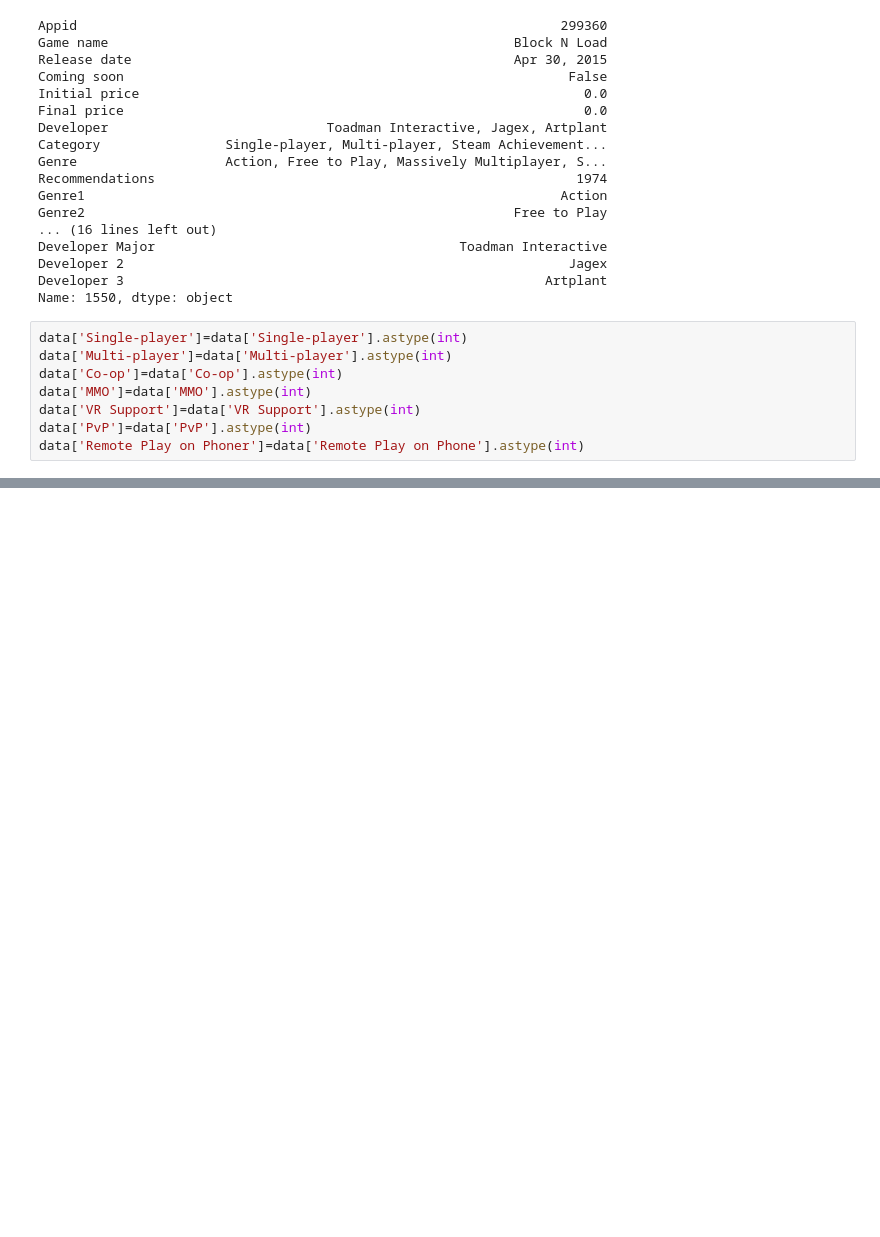
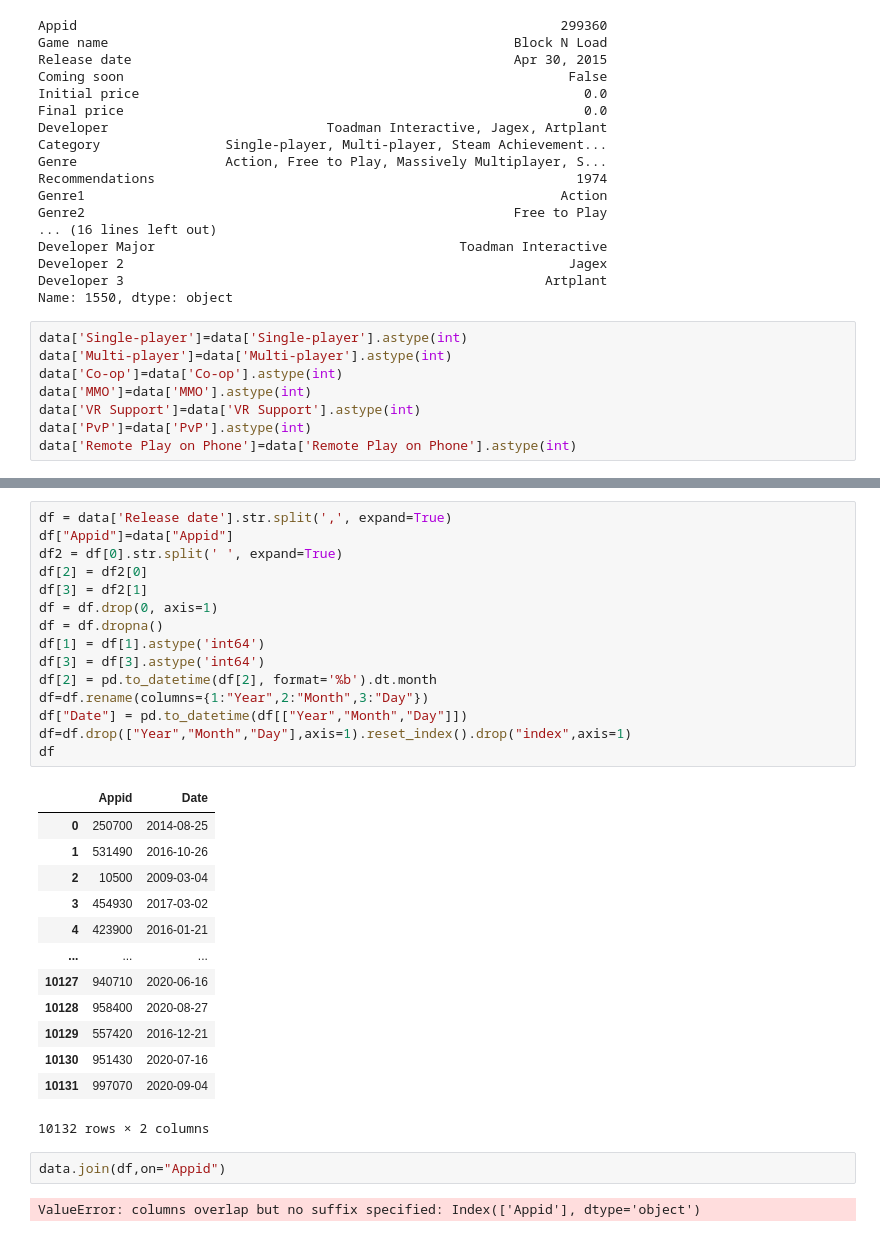
Before and after one commit to AmayaXu/4003GroupProject, a Jupyter notebook: Clean and sort data.ipynb, the cells around one changed output, grey strips where cells are left out. Saved outputs shown, nothing was run; the diff lists cells and outputs as text; blank space fills up the shorter version.

```diff
--- a/Clean and sort data.ipynb
+++ b/Clean and sort data.ipynb
@@ -214,4 +216,4 @@ data['Co-op']=data['Co-op'].astype(int)
 data['MMO']=data['MMO'].astype(int)
 data['VR Support']=data['VR Support'].astype(int)
 data['PvP']=data['PvP'].astype(int)
-data['Remote Play on Phoner']=data['Remote Play on Phone'].astype(int)
+data['Remote Play on Phone']=data['Remote Play on Phone'].astype(int)
@@ -233,0 +220,33 @@ data
+# %%
+df = data['Release date'].str.split(',', expand=True)
+df["Appid"]=data["Appid"]
+df2 = df[0].str.split(' ', expand=True)
+df[2] = df2[0]
+df[3] = df2[1]
+df = df.drop(0, axis=1)
+df = df.dropna()
+df[1] = df[1].astype('int64')
+df[3] = df[3].astype('int64')
+df[2] = pd.to_datetime(df[2], format='%b').dt.month
+df=df.rename(columns={1:"Year",2:"Month",3:"Day"})
+df["Date"] = pd.to_datetime(df[["Year","Month","Day"]])
+df=df.drop(["Year","Month","Day"],axis=1).reset_index().drop("index",axis=1)
+df
+# %% [output]
+|  | Appid | Date |
+| 0 | 250700 | 2014-08-25 |
+| 1 | 531490 | 2016-10-26 |
+| 2 | 10500 | 2009-03-04 |
+| 3 | 454930 | 2017-03-02 |
+| 4 | 423900 | 2016-01-21 |
+| ... | ... | ... |
+| 10127 | 940710 | 2020-06-16 |
+| 10128 | 958400 | 2020-08-27 |
+| 10129 | 557420 | 2016-12-21 |
+| 10130 | 951430 | 2020-07-16 |
+| 10131 | 997070 | 2020-09-04 |
+10132 rows × 2 columns
+# %%
+data.join(df,on="Appid")
+# %% [output]
+ValueError: columns overlap but no suffix specified: Index(['Appid'], dtype='object')
```
Also changed, not shown: parts of 8 cells of this notebook.
